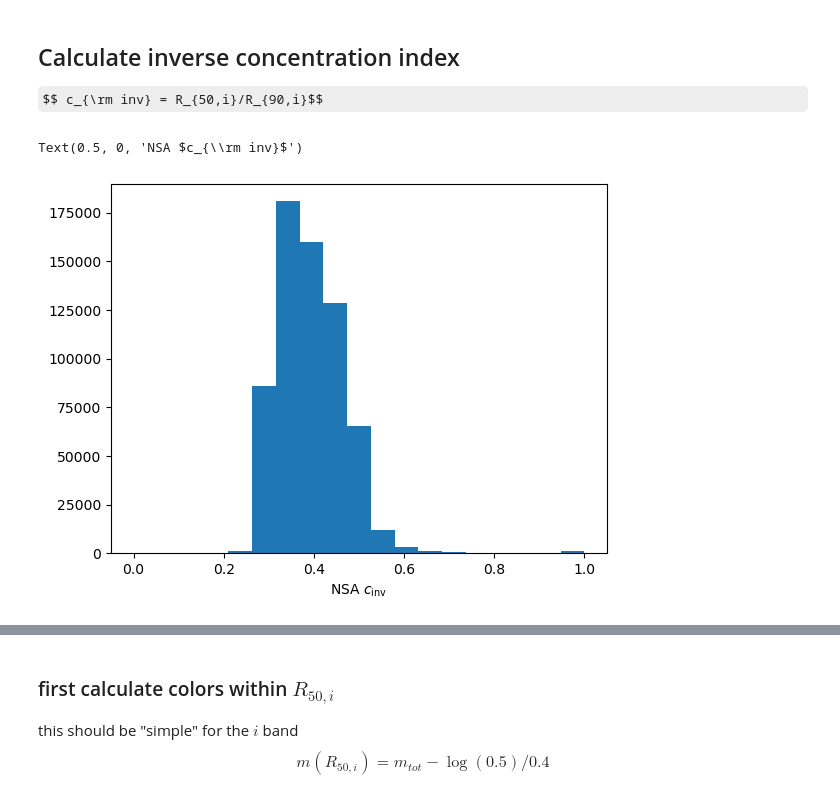
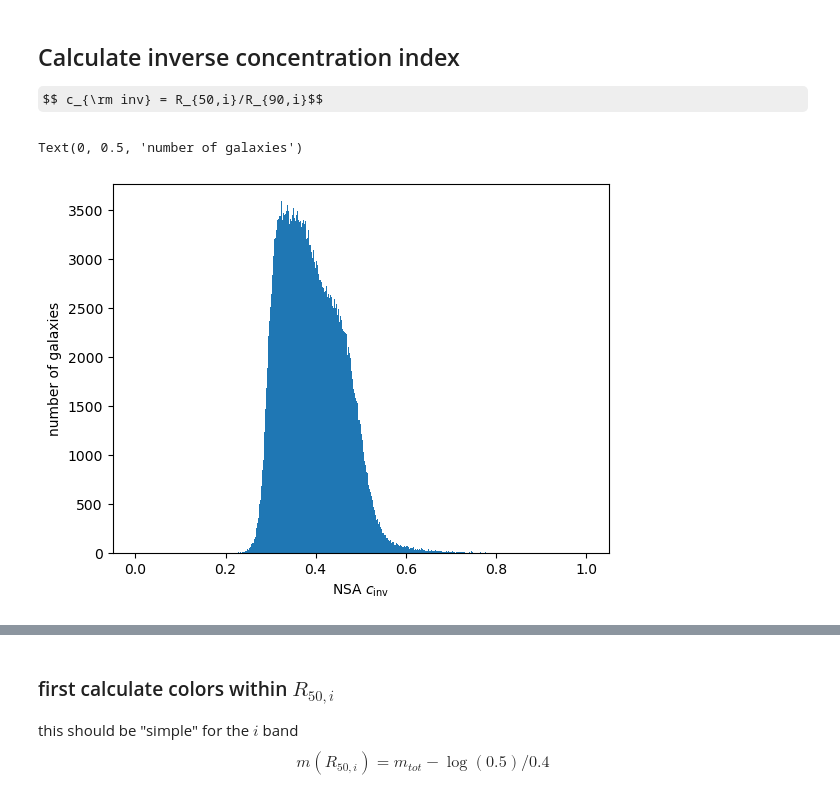
Before and after one commit to DESI-UR/GV_classification, a Jupyter notebook: NSA_properties_v2.ipynb, the cells around one changed output, grey strips where cells are left out. Cells and saved outputs as stored; diff of their text form; code cells hidden in the pictures; some formulas as TeX source.

```diff
--- a/NSA_properties_v2.ipynb
+++ b/NSA_properties_v2.ipynb
@@ -40,5 +29,5 @@ Table length=5
 $$NUV-r$$
 $$ u- r$$
 # %%
-KIAS['u_r'] = KIAS['ELPETRO_ABSMAG'][:,2] - KIAS['ELPETRO_ABSMAG'][:,4]
+NSA['u_r'] = NSA['ELPETRO_ABSMAG'][:,2] -  NSA['ELPETRO_ABSMAG'][:,4]
 # %%
@@ -69,0 +51,2 @@ Text(0, 0.5, 'KIAS $u-r$')
+# %%
+NSA['NUV_r'] = NSA['ELPETRO_ABSMAG'][:,1] -  NSA['ELPETRO_ABSMAG'][:,4]
@@ -72,10 +74,11 @@ Text(0, 0.5, 'KIAS $u-r$')
 
 $$ c_{\rm inv} = R_{50,i}/R_{90,i}$$
 # %%
-KIAS['cinv'] = KIAS['ELPETRO_TH50'][:,5]/KIAS['ELPETRO_TH90'][:,5]
+NSA['cinv'] = NSA['ELPETRO_TH50'][:,5]/NSA['ELPETRO_TH90'][:,5]
 # %%
-plt.hist(KIAS['cinv'], bins=np.linspace(0,1,20))
+plt.hist(NSA['cinv'], bins=np.linspace(0,1,1000))
 plt.xlabel(r'NSA $c_{\rm inv}$')
+plt.ylabel('number of galaxies')
 # %% [output]
-Text(0.5, 0, 'NSA $c_{\\rm inv}$')
+Text(0, 0.5, 'number of galaxies')
-[figure, old version]
+[figure, new version]
```
Also changed, not shown: parts of 13 cells of this notebook.
